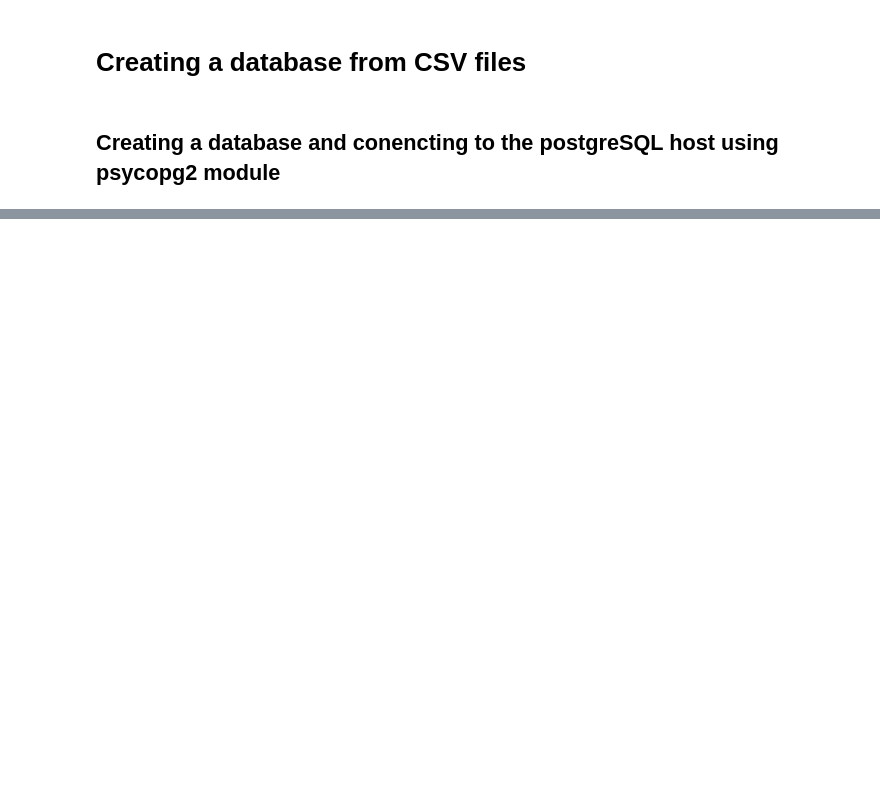
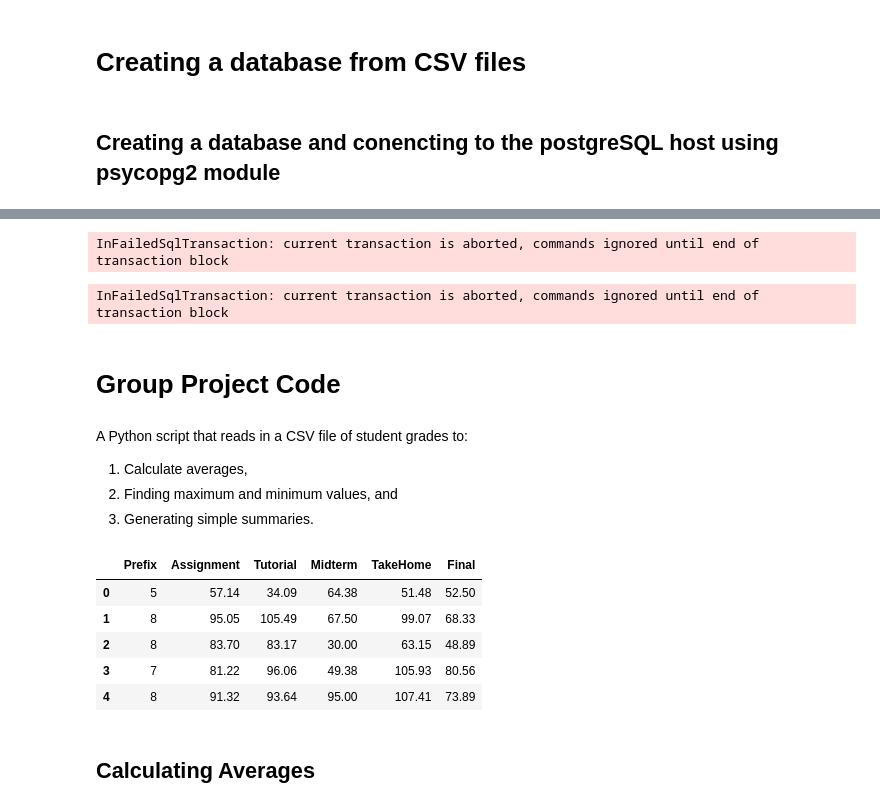
Before and after one commit to Impact-Insights/Data-Engineering-Projects, a Jupyter notebook: Data Eng Project 01.ipynb, the cells around one changed output, grey strips where cells are left out. Cells and saved outputs as stored; diff of their text form; code cells hidden in the pictures; blank space fills up the shorter version.

```diff
--- a/Data Eng Project 01.ipynb
+++ b/Data Eng Project 01.ipynb
@@ -54,0 +257,28 @@ accountsSeries = pd.read_csv('AccountsSeries.csv')
+# %%
+for i, row in cl_accountsCountry.iterrows():
+    cur.execute(accountscountry_table_insert, list(row))
+conn.commit()
+# %% [output]
+InFailedSqlTransaction: current transaction is aborted, commands ignored until end of transaction block
+# %%
+'''
+Do something about the error!!!
+'''
+
+accountscountry_table_insert = (
+    """
+    INSERT INTO accountscountry(
+    country_code,
+    short_name,
+    table_name,
+    long_name,
+    currency_unit)
+    VALUES (%s, %s, %s, %s, %s)
+    ON CONFLICT (country_code) DO NOTHING;
+    """)
+
+for i, row in cl_accountsCountry.iterrows():
+    cur.execute(accountscountry_table_insert, list(row))
+conn.commit()
+# %% [output]
+InFailedSqlTransaction: current transaction is aborted, commands ignored until end of transaction block
@@ -54,0 +292,23 @@ accountsSeries = pd.read_csv('AccountsSeries.csv')
+# %% [markdown]
+# Group Project Code
+# %% [markdown]
+A Python script that reads in a CSV file of student grades to:
+1. Calculate averages,
+2. Finding maximum and minimum values, and
+3. Generating simple summaries.
+# %%
+import pandas as pd
+
+df = pd.read_csv('https://raw.githubusercontent.com/Impact-Insights/Group-Project/refs/heads/main/class_grades_2c.csv')
+
+
+df.head()
+# %% [output]
+|  | Prefix | Assignment | Tutorial | Midterm | TakeHome | Final |
+| 0 | 5 | 57.14 | 34.09 | 64.38 | 51.48 | 52.50 |
+| 1 | 8 | 95.05 | 105.49 | 67.50 | 99.07 | 68.33 |
+| 2 | 8 | 83.70 | 83.17 | 30.00 | 63.15 | 48.89 |
+| 3 | 7 | 81.22 | 96.06 | 49.38 | 105.93 | 80.56 |
+| 4 | 8 | 91.32 | 93.64 | 95.00 | 107.41 | 73.89 |
+# %% [markdown]
+## Calculating Averages
```
Also changed, not shown: parts of 43 cells of this notebook.
